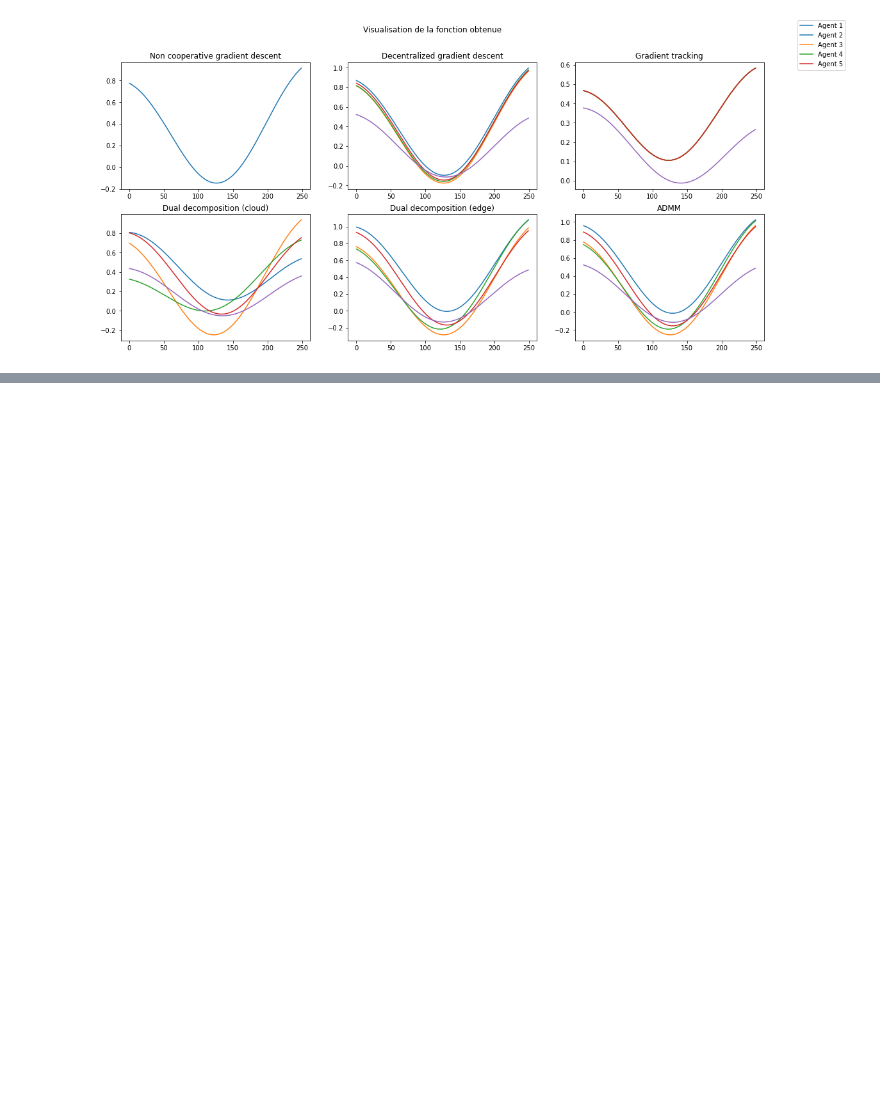
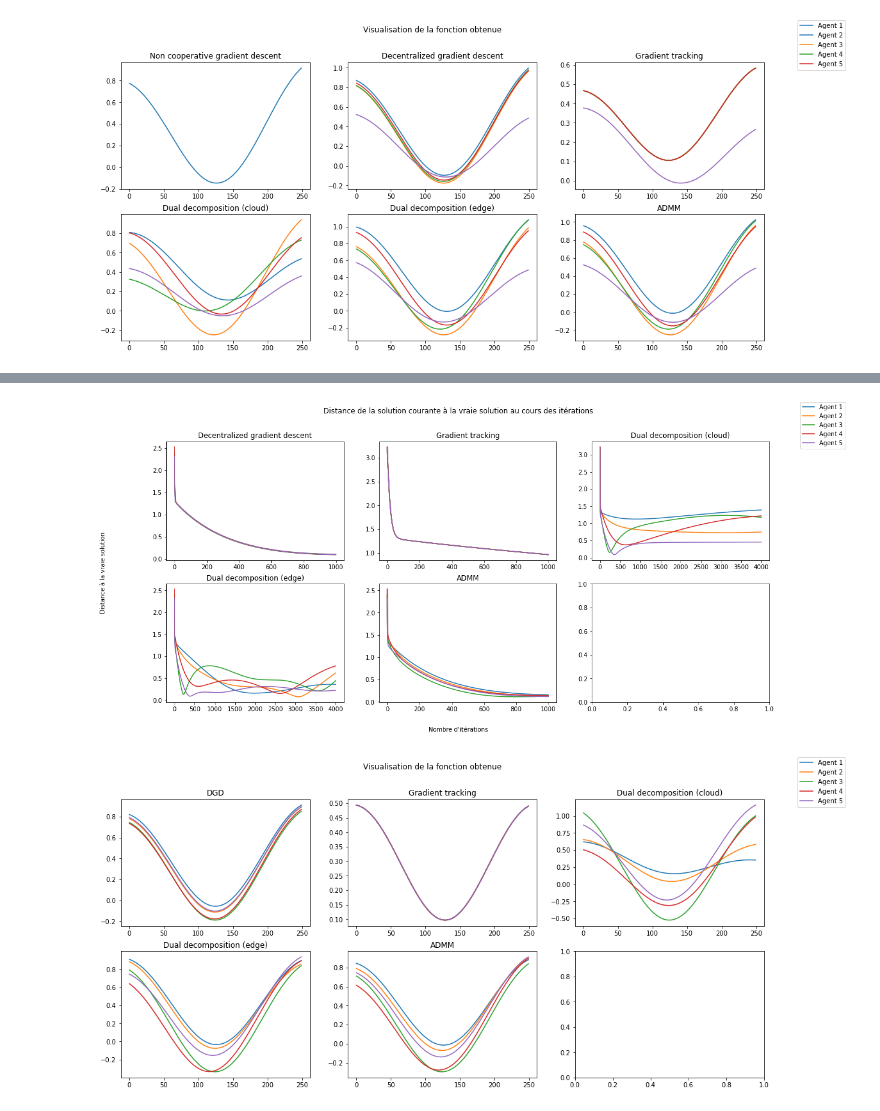
Before and after one commit to Theo-Morvan/Cooperative-Optimization, a Jupyter notebook: Cooperative_kernel_regression.ipynb, the cells around one changed output, grey strips where cells are left out. Saved outputs shown, nothing was run; the diff lists cells and outputs as text; code cells hidden in the pictures; blank space fills up the shorter version.

```diff
--- a/Cooperative_kernel_regression.ipynb
+++ b/Cooperative_kernel_regression.ipynb
@@ -874,0 +915,5 @@ train_all_models(A5,False,0)
+# %%
+train_all_models(directed_3,False,0,1000)
+# %% [output]
+[figure, added]
+[figure, added]
```
Also changed, not shown: parts of 46 cells of this notebook.
